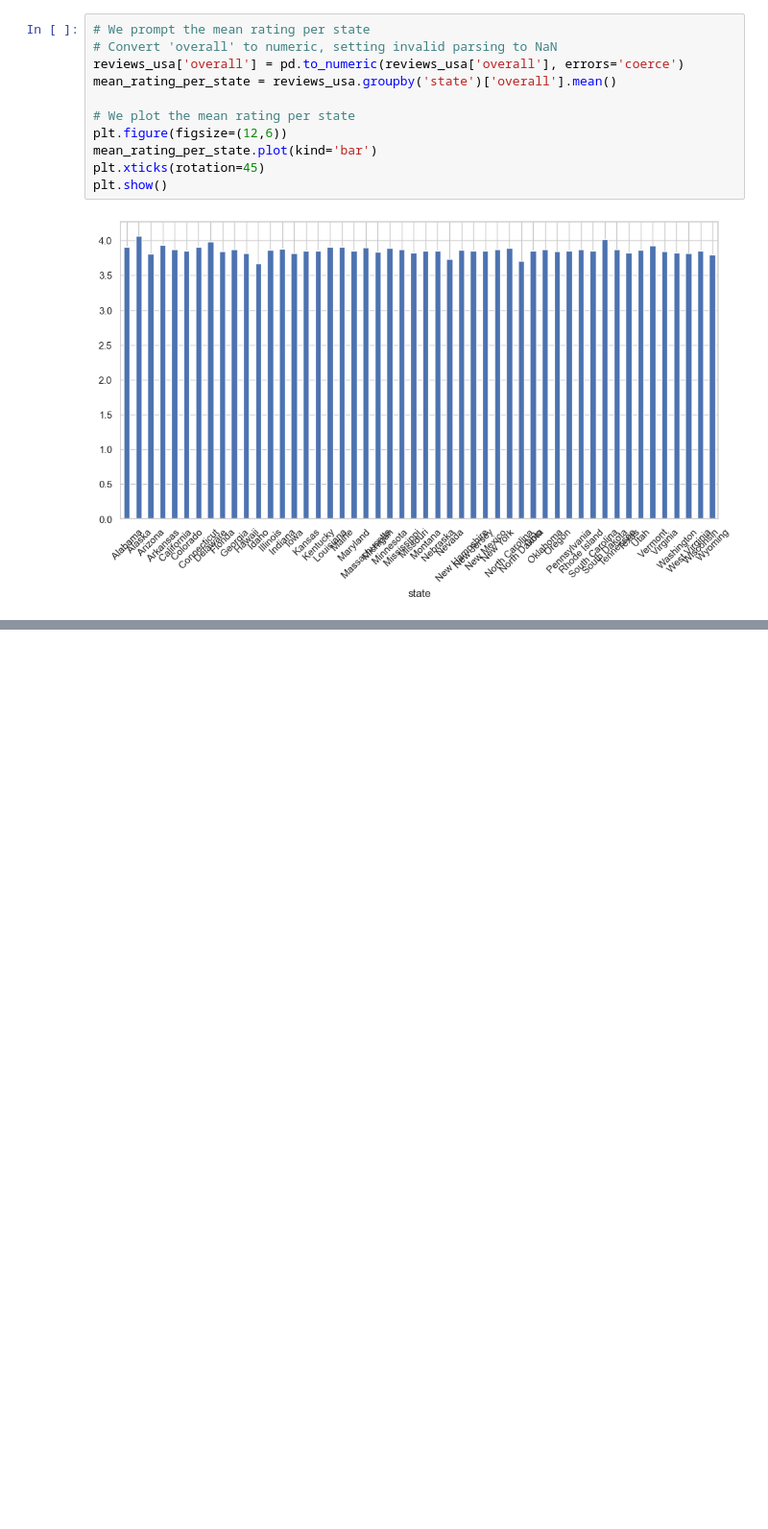
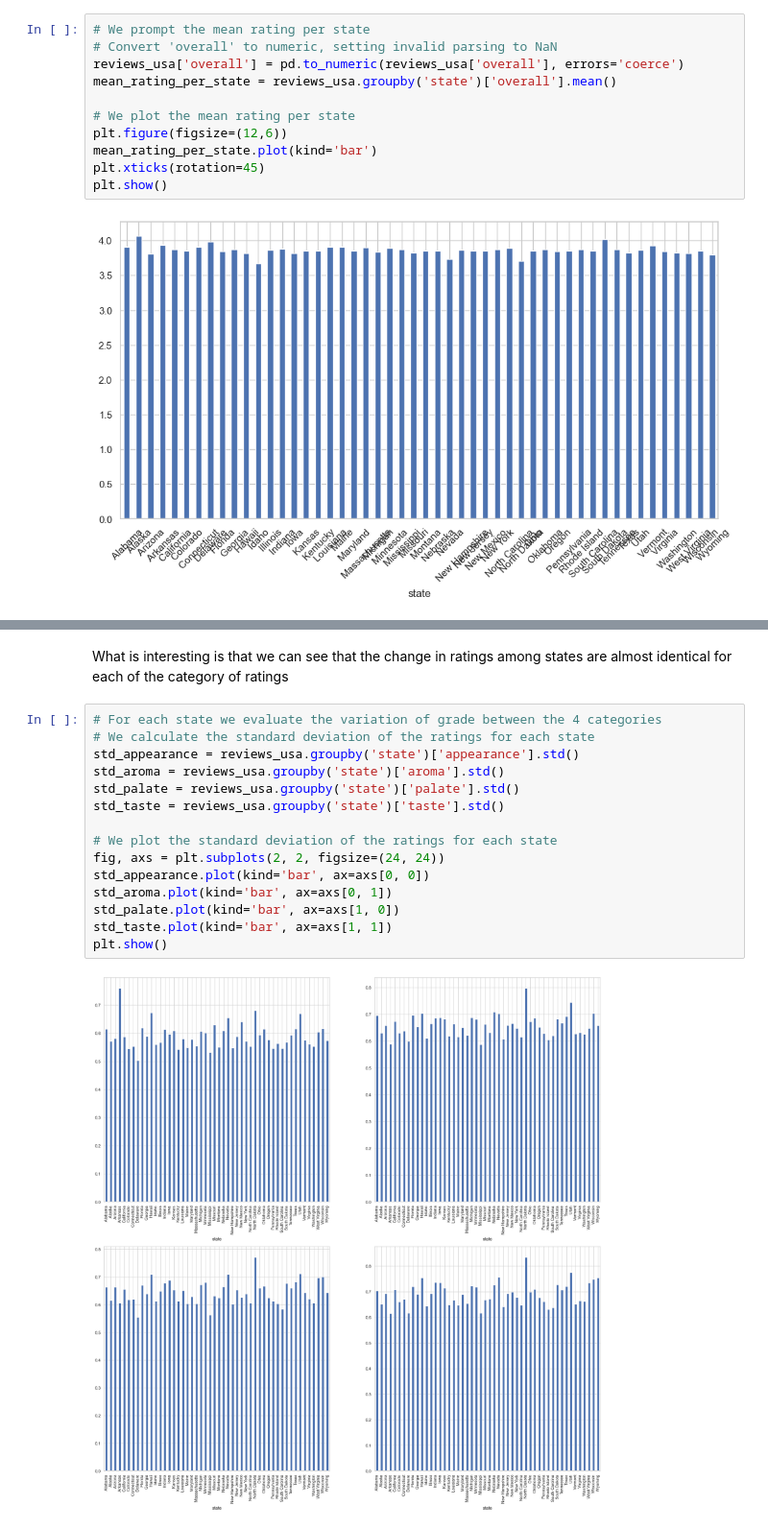
Before and after one commit to epfl-ada/ada-2024-project-databrewers, a Jupyter notebook: cleo.ipynb, the cells around one changed output, grey strips where cells are left out. Shown: that part at 96% size. Drawn from its saved outputs; the diff is of its cells as text; blank space fills up the shorter version.

```diff
--- a/cleo.ipynb
+++ b/cleo.ipynb
@@ -195,0 +195,19 @@ plt.show()
+# %% [markdown]
+What is interesting is that we can see that the change in ratings among states are almost identical for each of the category of ratings
+# %%
+# For each state we evaluate the variation of grade between the 4 categories
+# We calculate the standard deviation of the ratings for each state
+std_appearance = reviews_usa.groupby('state')['appearance'].std()
+std_aroma = reviews_usa.groupby('state')['aroma'].std()
+std_palate = reviews_usa.groupby('state')['palate'].std()
+std_taste = reviews_usa.groupby('state')['taste'].std()
+
+# We plot the standard deviation of the ratings for each state
+fig, axs = plt.subplots(2, 2, figsize=(24, 24))
+std_appearance.plot(kind='bar', ax=axs[0, 0])
+std_aroma.plot(kind='bar', ax=axs[0, 1])
+std_palate.plot(kind='bar', ax=axs[1, 0])
+std_taste.plot(kind='bar', ax=axs[1, 1])
+plt.show()
+# %% [output]
+[figure, added]
```
Also changed, not shown: parts of 1 cell of this notebook.
